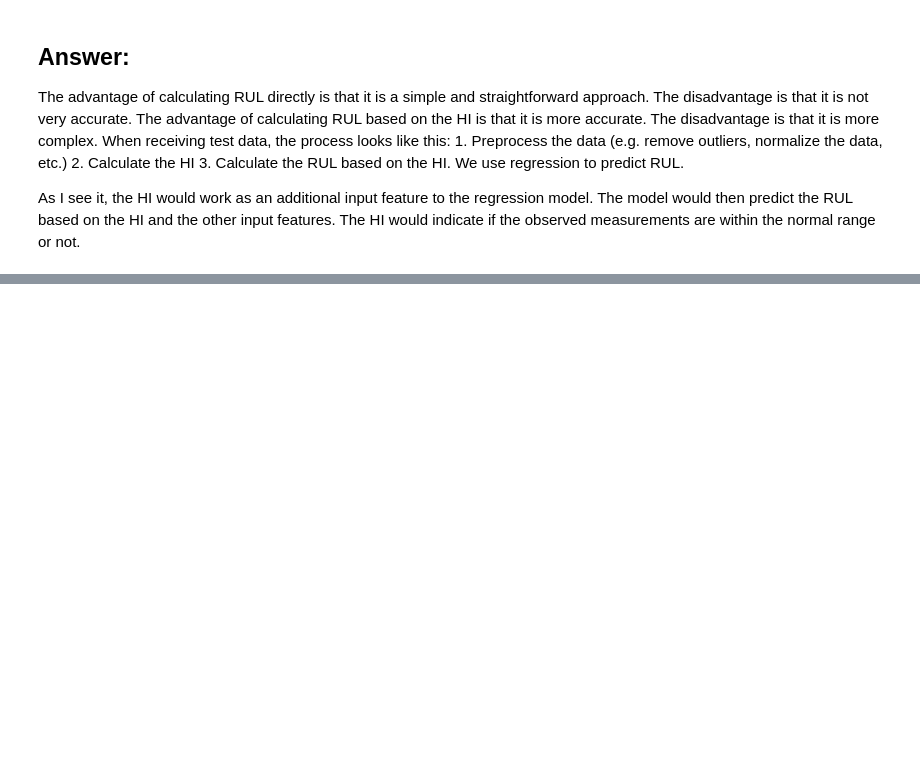
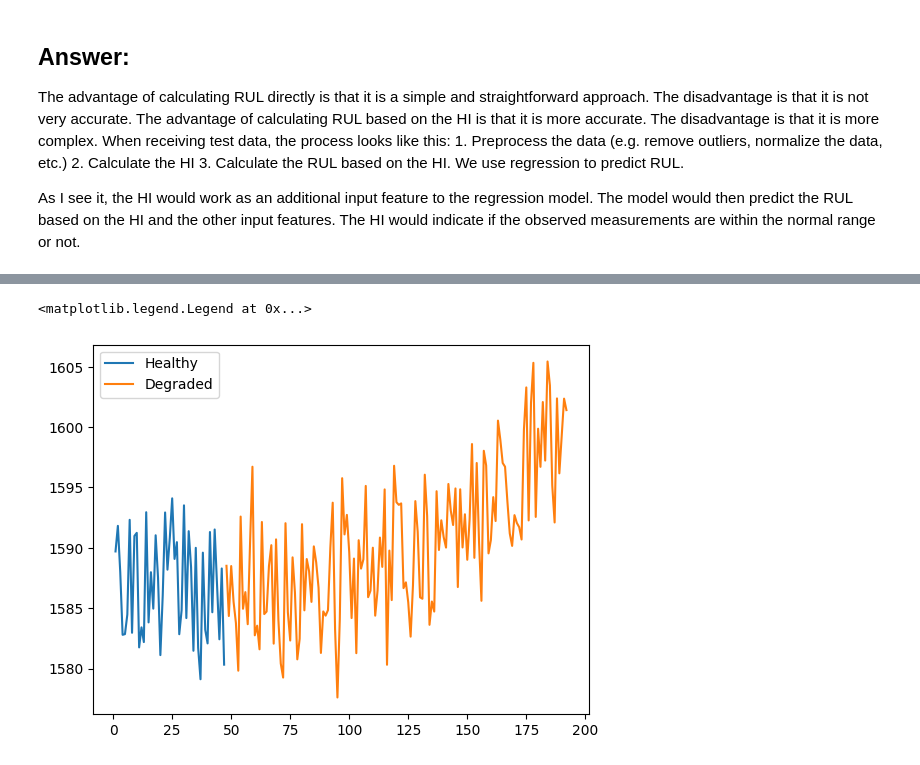
Before and after one commit to johannes2moll/PM_Group5, a Jupyter notebook: Week2.ipynb, the cells around one changed output, grey strips where cells are left out. Cells and saved outputs as stored; diff of their text form; code cells hidden in the pictures; blank space fills up the shorter version.

```diff
--- a/Week2.ipynb
+++ b/Week2.ipynb
@@ -23,0 +106,20 @@ As I see it, the HI would work as an additional input feature to the regression
+# %%
+timepoints = []
+for s in remaining_names:
+    X_m = X_1[X_1['time_cycle'] <= 25]
+    mean = X_m[s].mean()
+    running_mean = X_1[s].rolling(window=25).mean()
+    # Filter healthy states
+    timepoint_degraded = (abs(running_mean-mean)/mean > 0.001)
+    timepoint_degraded = min(X_1[timepoint_degraded]['time_cycle'])
+    # save timepoints
+    timepoints.append(timepoint_degraded)
+
+X_degraded = X_1[X_1['time_cycle'] >= min(timepoints)]
+X_healthy = X_1[X_1['time_cycle'] < min(timepoints)]
+plt.plot(X_healthy['time_cycle'], X_healthy['sensor_3'], label='Healthy')
+plt.plot(X_degraded['time_cycle'], X_degraded['sensor_3'], label='Degraded')
+plt.legend()
+# %% [output]
+<matplotlib.legend.Legend at 0x...>
+[figure, added]
```
Also changed, not shown: parts of 7 cells of this notebook.
